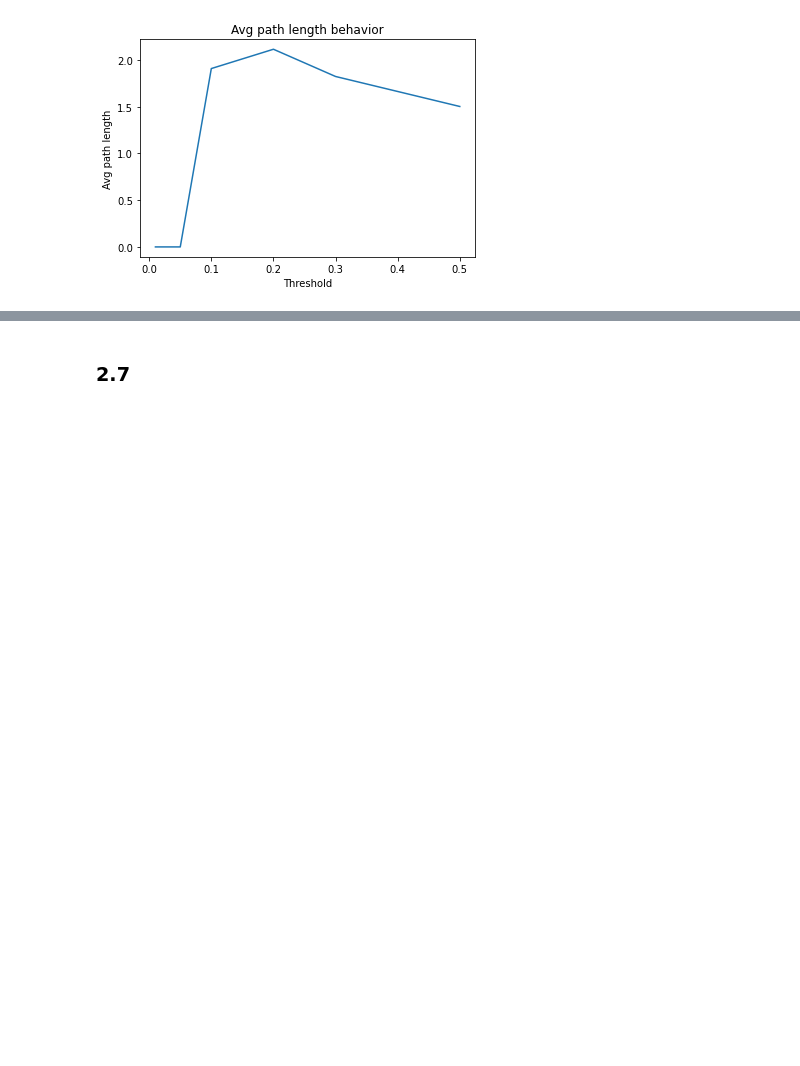
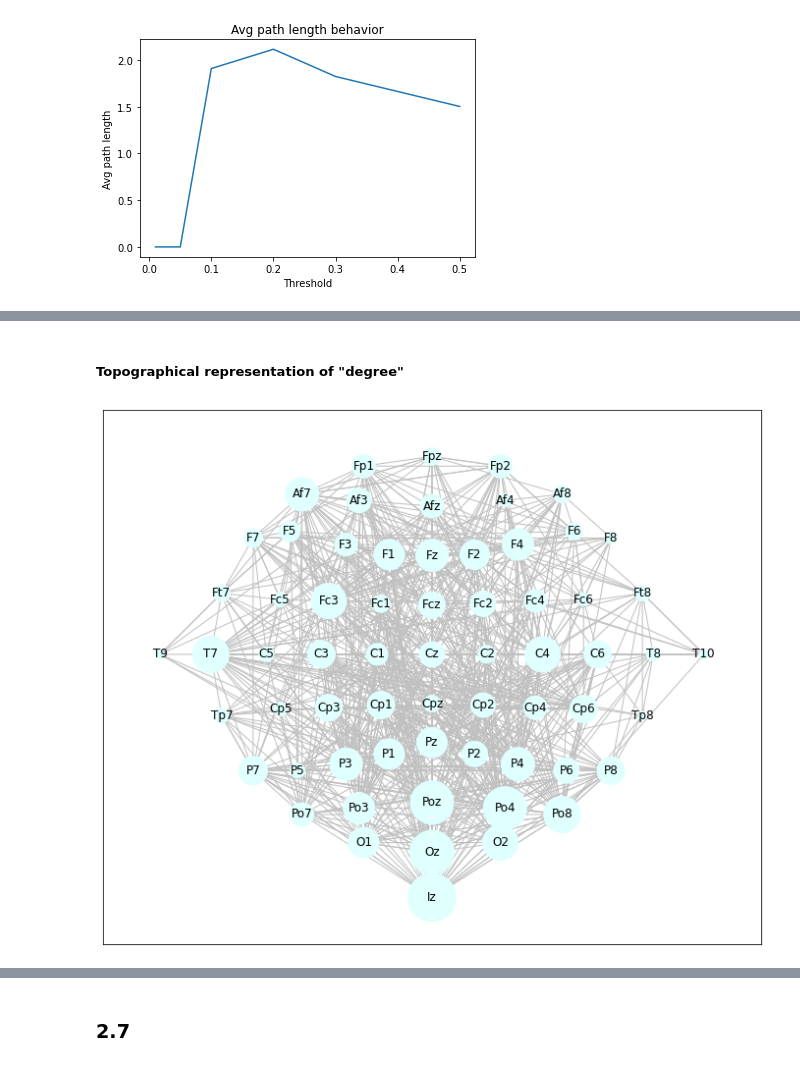
Before and after one commit to paolomandica/brain-network-analysis, a Jupyter notebook: graph_theory_indices.ipynb, the cells around one changed output, grey strips where cells are left out. Cells and saved outputs as stored; diff of their text form; code cells hidden in the pictures; blank space fills up the shorter version.

```diff
--- a/graph_theory_indices.ipynb
+++ b/graph_theory_indices.ipynb
@@ -225,0 +259,6 @@ Time passed: 57 seconds
+# %% [markdown]
+##### Topographical representation of "degree"
+# %%
+closed_eyes_gti.draw_local_indices("degree")
+# %% [output]
+[figure, added]
```
Also changed, not shown: parts of 17 cells of this notebook, 3 other files.
